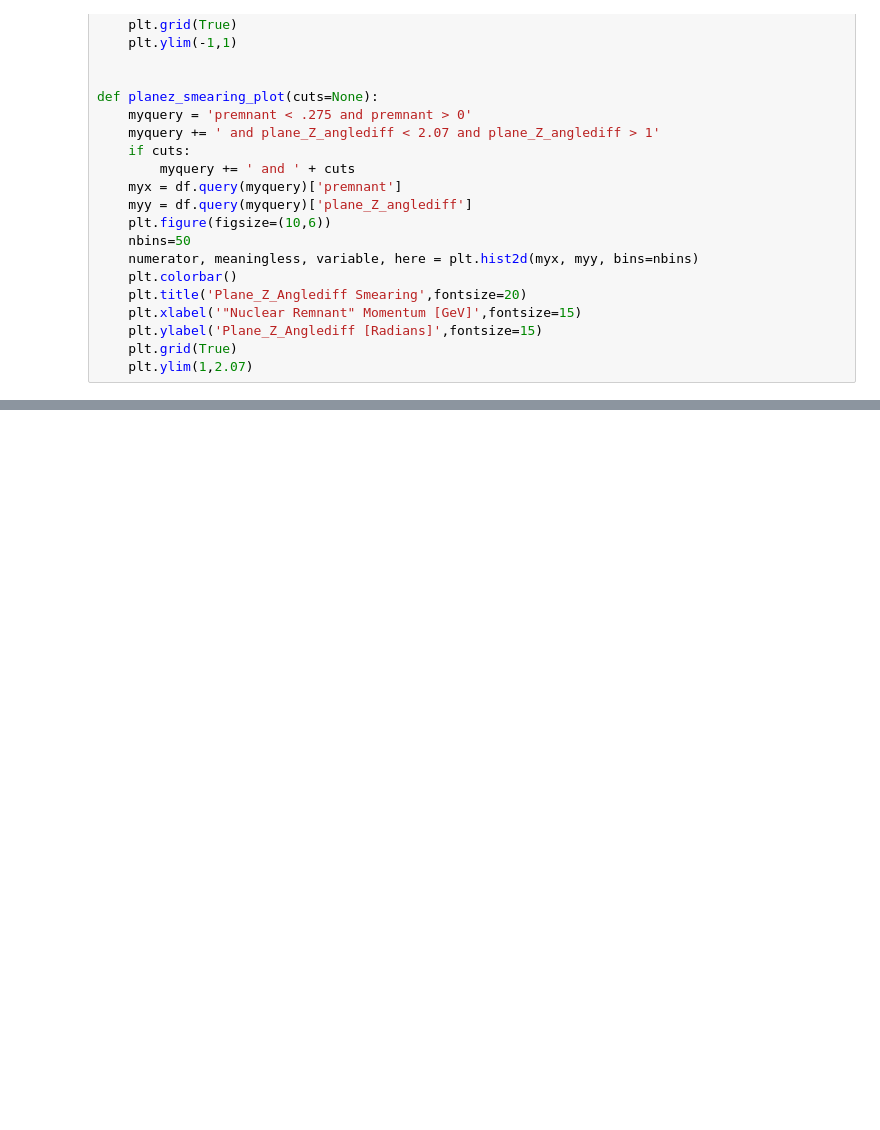
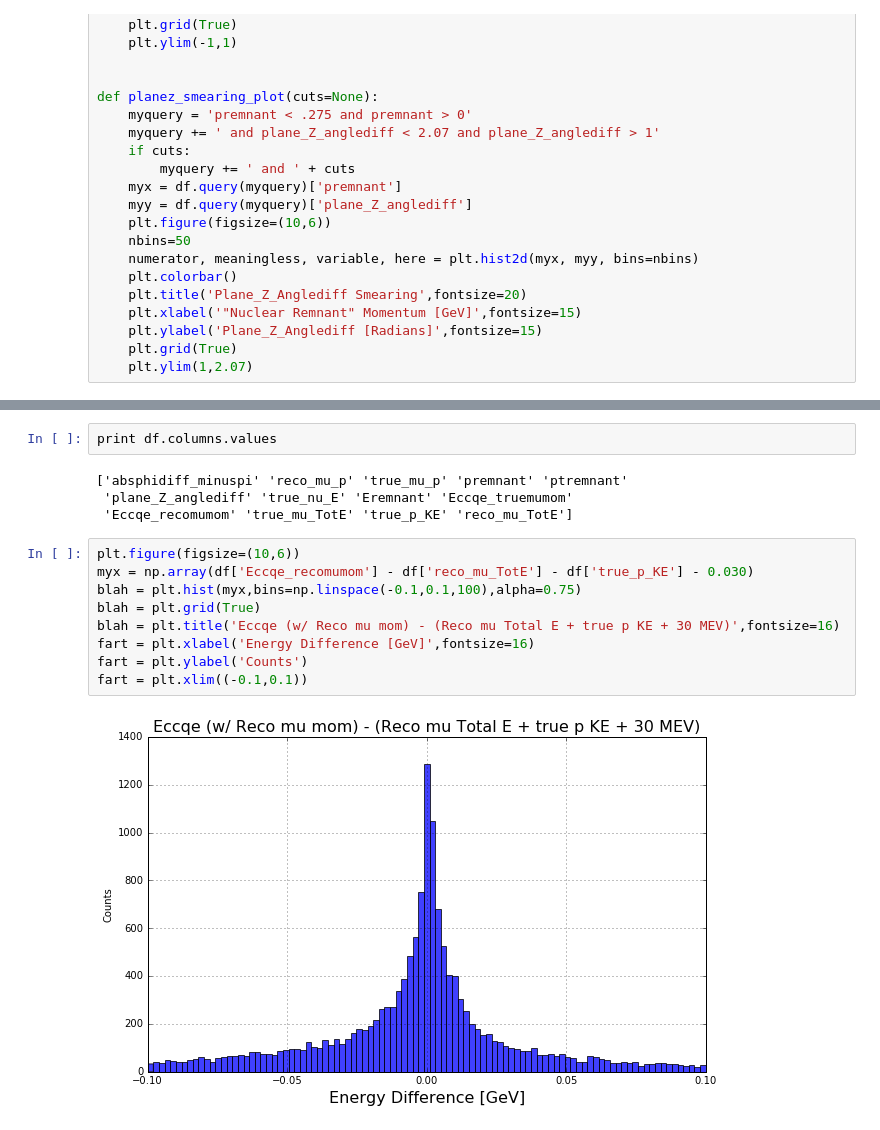
Before and after one commit to polabr/AbratenkoAna, a Jupyter notebook: CCInclusive/mac/EResPlotsMCTruth.ipynb, the cells around one changed output, grey strips where cells are left out. Saved outputs shown, nothing was run; the diff lists cells and outputs as text; blank space fills up the shorter version.

```diff
--- a/CCInclusive/mac/EResPlotsMCTruth.ipynb
+++ b/CCInclusive/mac/EResPlotsMCTruth.ipynb
@@ -169,0 +262,17 @@ p_reco_smearing_plot('absphidiff_minuspi > -0.1 and absphidiff_minuspi < 0.1')
+# %%
+print df.columns.values
+# %% [output]
+['absphidiff_minuspi' 'reco_mu_p' 'true_mu_p' 'premnant' 'ptremnant'
+ 'plane_Z_anglediff' 'true_nu_E' 'Eremnant' 'Eccqe_truemumom'
+ 'Eccqe_recomumom' 'true_mu_TotE' 'true_p_KE' 'reco_mu_TotE']
+# %%
+plt.figure(figsize=(10,6))
+myx = np.array(df['Eccqe_recomumom'] - df['reco_mu_TotE'] - df['true_p_KE'] - 0.030)
+blah = plt.hist(myx,bins=np.linspace(-0.1,0.1,100),alpha=0.75)
+blah = plt.grid(True)
+blah = plt.title('Eccqe (w/ Reco mu mom) - (Reco mu Total E + true p KE + 30 MEV)',fontsize=16)
+fart = plt.xlabel('Energy Difference [GeV]',fontsize=16)
+fart = plt.ylabel('Counts')
+fart = plt.xlim((-0.1,0.1))
+# %% [output]
+[figure, added]
```
Also changed, not shown: parts of 9 cells of this notebook, 2 other files.
